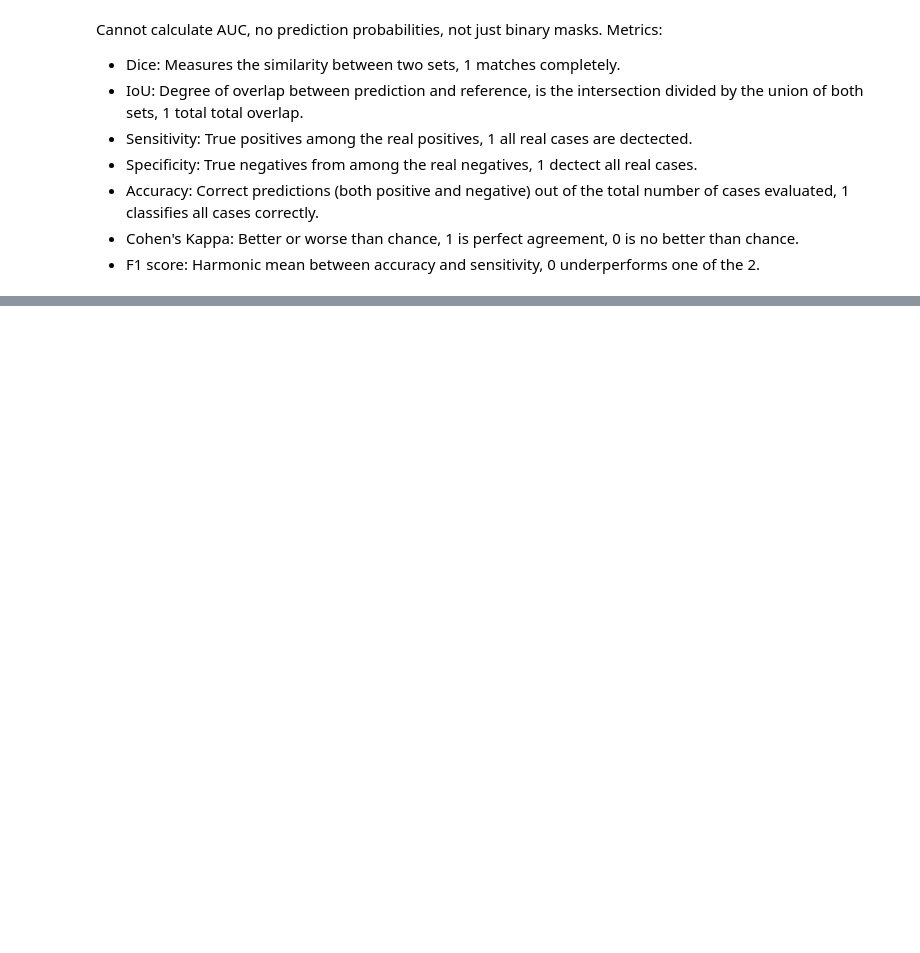
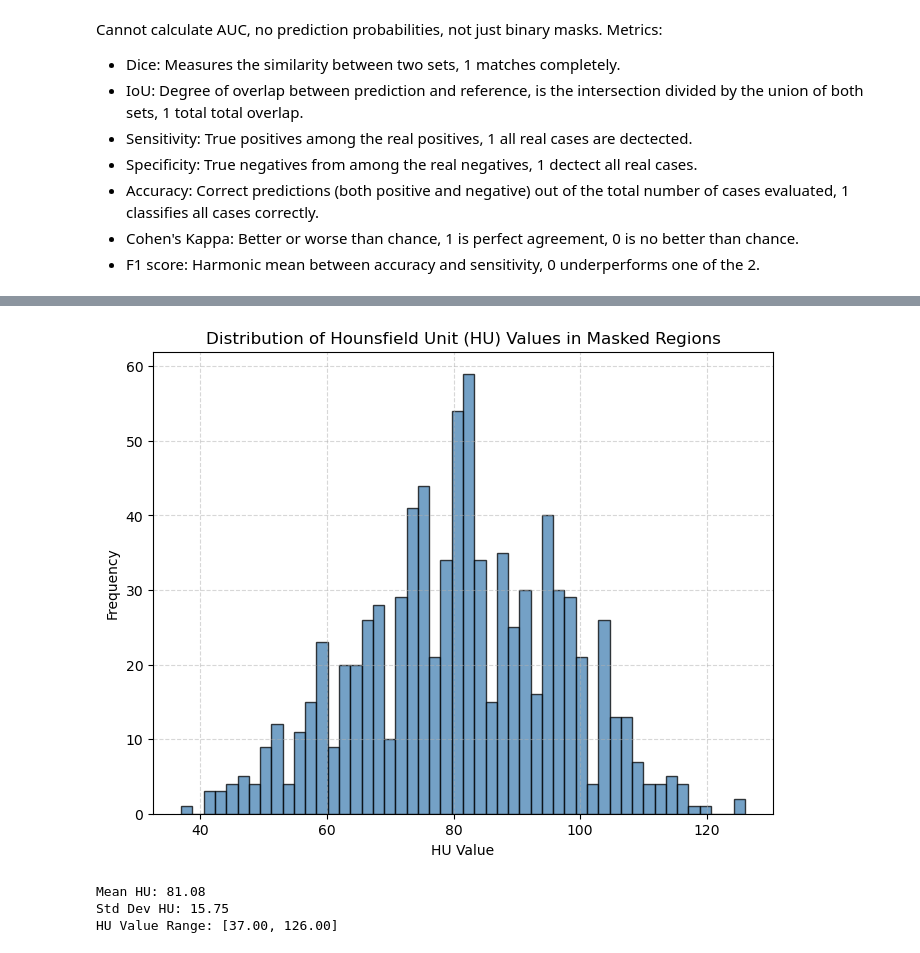
Before and after one commit to Lidnmp/medical_images_project, a Jupyter notebook: pt2.ipynb, the cells around one changed output, grey strips where cells are left out. Cells and saved outputs as stored; diff of their text form; code cells hidden in the pictures; blank space fills up the shorter version.

```diff
--- a/pt2.ipynb
+++ b/pt2.ipynb
@@ -472,31 +502,36 @@ def analyze_hounsfield_regions(images, masks):
         all_hu_values.append(region_hu)
 
     all_hu_values = np.concatenate(all_hu_values)
     #moda
     mean_hu = np.mean(all_hu_values)
     std_hu = np.std(all_hu_values)
     min_hu = np.min(all_hu_values)
     max_hu = np.max(all_hu_values)
 
     # Show histogram
     plt.figure(figsize=(8, 6))
     plt.hist(all_hu_values, bins=50, color='steelblue', edgecolor='black', alpha=0.75)
     plt.title('Distribution of Hounsfield Unit (HU) Values in Masked Regions')
     plt.xlabel('HU Value')
     plt.ylabel('Frequency')
     plt.grid(True, linestyle='--', alpha=0.5)
     plt.show()
 
     print(f'Mean HU: {mean_hu:.2f}')
     print(f'Std Dev HU: {std_hu:.2f}')
     print(f'HU Value Range: [{min_hu:.2f}, {max_hu:.2f}]')
 
     return {
         'mean': mean_hu,
         'std': std_hu,
         'min': min_hu,
         'max': max_hu,
         'all_hu_values': all_hu_values
     }
 #region = windowed_ct_images * liver_mask
-results = analyze_hounsfield_regions(windowed_ct_images, liver_mask)
+results = analyze_hounsfield_regions(ct_images, individuals_mask[0])
+# %% [output]
+[figure, added]
+Mean HU: 81.08
+Std Dev HU: 15.75
+HU Value Range: [37.00, 126.00]
```
Also changed, not shown: parts of 23 cells of this notebook, 1 other file.
